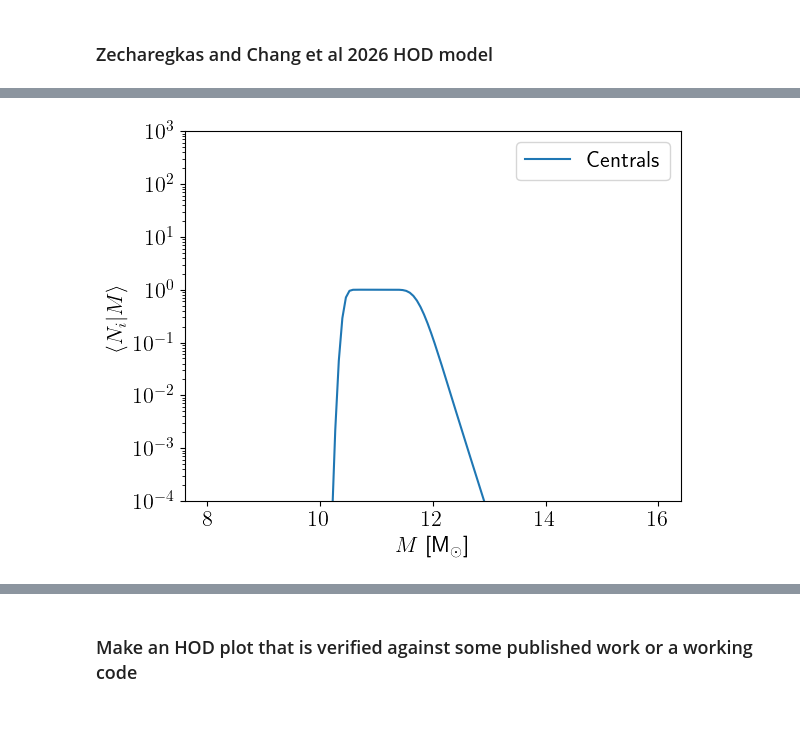
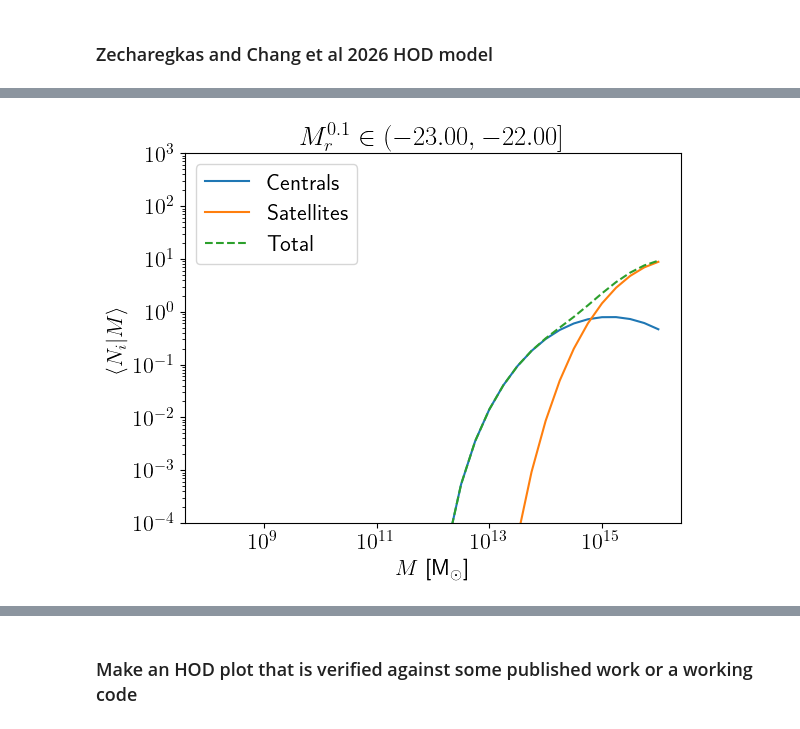
Before and after one commit to 0Navin0/CCLX, a Jupyter notebook: my_work/Cacciato_HOD.ipynb, the cells around one changed output, grey strips where cells are left out. Cells and saved outputs as stored; diff of their text form; code cells hidden in the pictures.

```diff
--- a/my_work/Cacciato_HOD.ipynb
+++ b/my_work/Cacciato_HOD.ipynb
@@ -211,0 +504,9 @@ class CacciatoHOD(ccl.halos.HaloProfileHOD):
+# %%
+bright, faint = sampleinfo["mag_bins"][0]
+log_L1 = np.log10(magnitude_to_luminosity(faint))
+log_L2 = np.log10(magnitude_to_luminosity(bright))
+
+print(
+    f"Cacciato+2008: luminosity bin for the first magnitude bin {sampleinfo['mag_bins'][0]}:"
+)
+print(f"{log_L1:<.4e}, {log_L2:<.4e}")
@@ -211,0 +516,3 @@ class CacciatoHOD(ccl.halos.HaloProfileHOD):
+# %%
+my_params = dict(log_L1=log_L1, log_L2=log_L2, **cacciato_med_pars)
+print(my_params, cacciato_med_pars, sep="\n\n")
@@ -212,5 +544,8 @@ class CacciatoHOD(ccl.halos.HaloProfileHOD):
 # %%
-hod = CacciatoHOD(mass_def=hmd_200m, cM_rel=cM, log_L1=np.log10(1.5e7), log_L2=np.log10(5.6e9))
-logM = np.linspace(8,16,128)
-Ns = hod._Ns(logM, 1.)
-Nc = hod._Nc(logM, 1.)
+hod = CacciatoHOD(mass_def=hmd_200m, cM_rel=cM, **my_params)
+# # logM = np.linspace(8,16,128)
+# Ns = hod._Ns(logM)
+# Nc = hod._Nc(logM)
+M = np.geomspace(10**8, 10**16, 33)
+Ns = hod._Ns(M)
+Nc = hod._Nc(M)
@@ -240,13 +564,16 @@ mpl.use('inline')
 # %%
 fig, ax = plt.subplots()
-# ax.plot(logM, Ns, label='Satellites')
-ax.plot(logM, Nc, label='Centrals')
+ax.loglog(M, Nc, label="Centrals")
+ax.loglog(M, Ns, label="Satellites")
+ax.loglog(M, Nc + Ns, "--", label="Total")
+# ax.loglog(10**logM, Nc, label='Centrals')
+# ax.loglog(10**logM, Ns, label='Satellites')
 ax.set_ylim(1e-4, 1e3)
-ax.set_yscale('log')
 ax.legend()
-ax.set_xlabel('$M$ [M$_\odot$]')
-ax.set_ylabel(r'$\langle N_i|M \rangle$')
+ax.set_xlabel("$M$ [M$_\odot$]")
+ax.set_ylabel(r"$\langle N_i|M \rangle$")
+ax.set_title(rf"$M_{{r}}^{{0.1}}\in({bright:.2f},{faint:.2f}]$")
 # plt.savefig("Cacciato_HOD_Nc_Ns_vs_M.pdf", bbox_inches='tight', dpi=200)
 plt.show()
 # %% [output]
-[figure, old version]
+[figure, new version]
```
Also changed, not shown: parts of 28 cells of this notebook, 5 other files.
